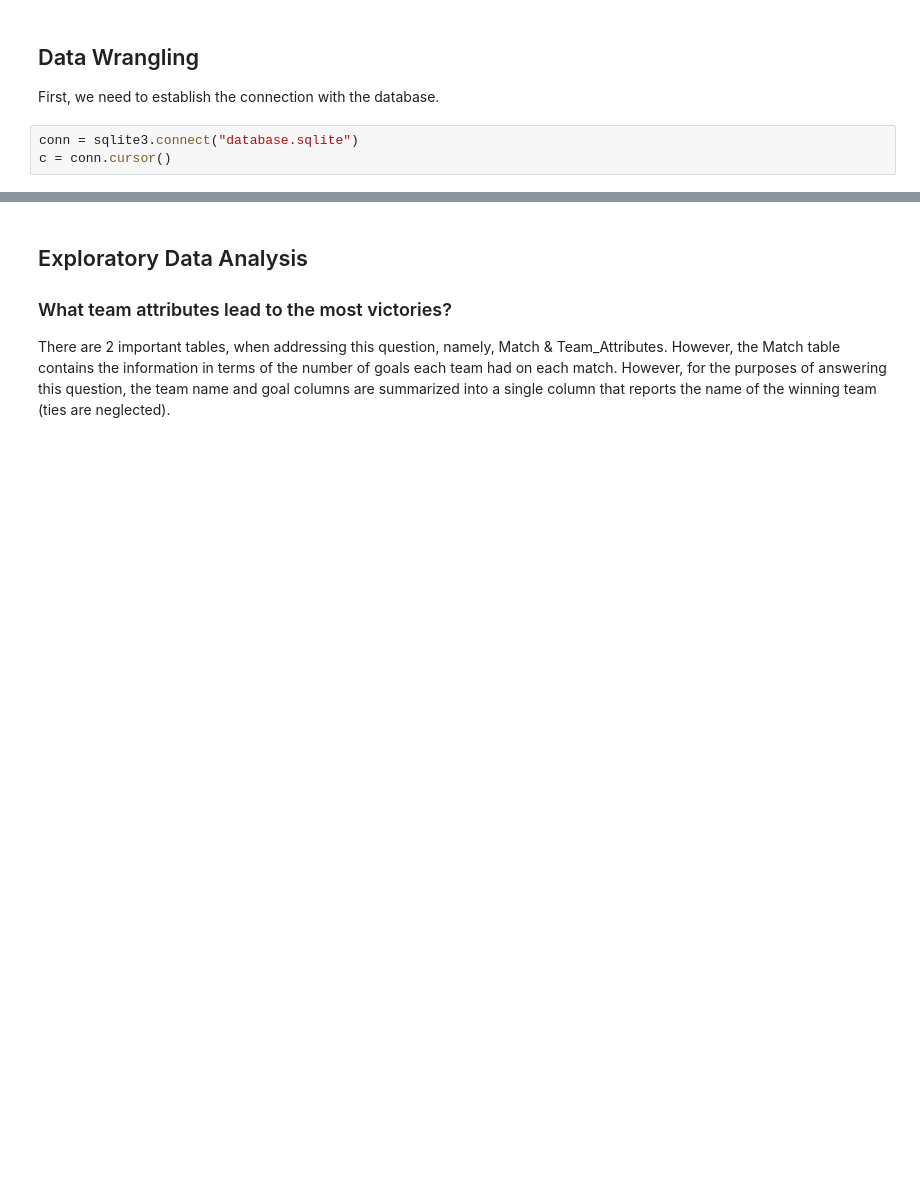
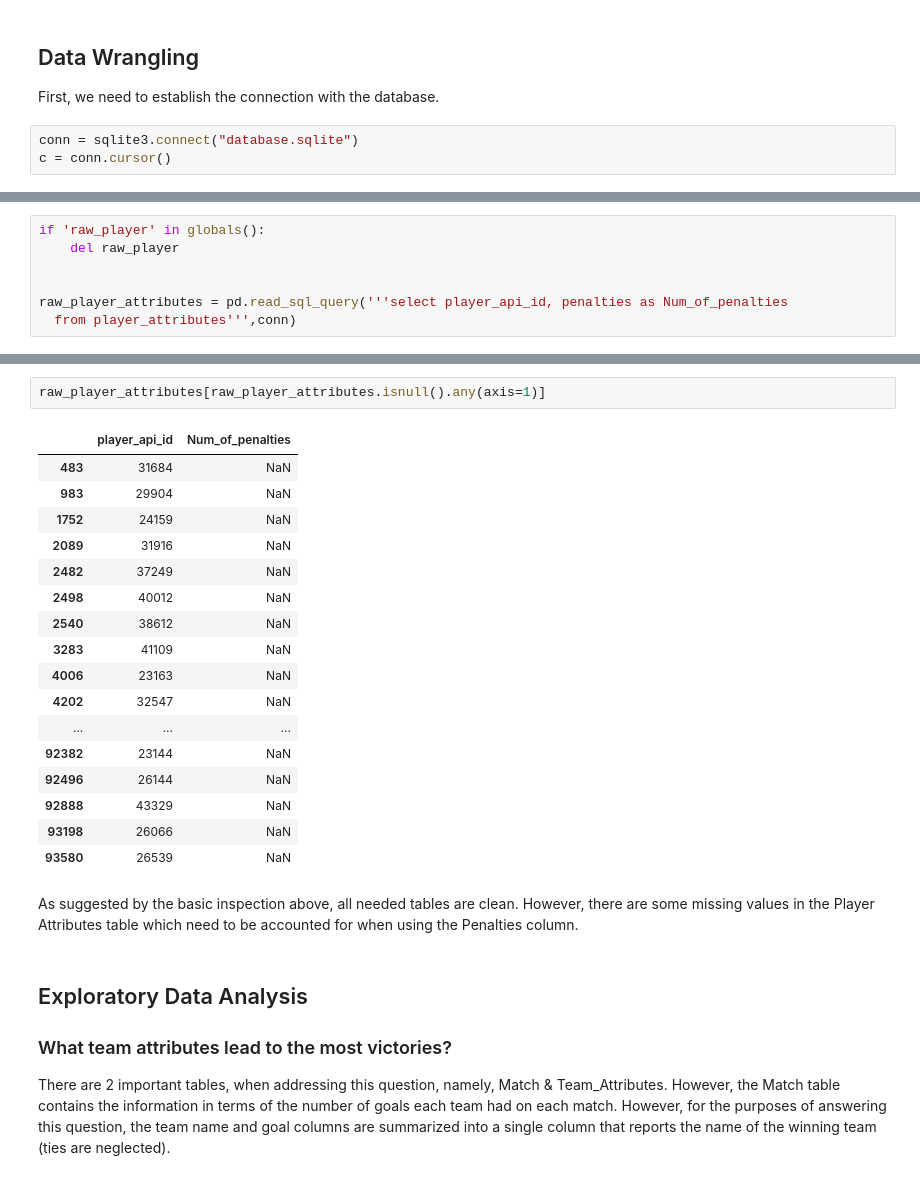
Before and after one commit to msarraj-edu/Investigating-Kaggle-Soccer-Dataset, a Jupyter notebook: Investigating-Kaggle_Soccer-Dataset.ipynb, the cells around one changed output, grey strips where cells are left out. Cells and saved outputs as stored; diff of their text form; blank space fills up the shorter version.

Commit message:
Add data cleanliness inspection section

```diff
--- a/Investigating-Kaggle_Soccer-Dataset.ipynb
+++ b/Investigating-Kaggle_Soccer-Dataset.ipynb
@@ -28,0 +283,7 @@ Upon manual inspection, it seems that data cleaning is not needed on this report
+# %%
+if 'raw_player' in globals():
+    del raw_player
+
+
+raw_player_attributes = pd.read_sql_query('''select player_api_id, penalties as Num_of_penalties
+  from player_attributes''',conn)
@@ -29,3 +333,25 @@ Upon manual inspection, it seems that data cleaning is not needed on this report
+# %%
+raw_player_attributes[raw_player_attributes.isnull().any(axis=1)]
+# %% [output]
+|  | player_api_id | Num_of_penalties |
+| 483 | 31684 | NaN |
+| 983 | 29904 | NaN |
+| 1752 | 24159 | NaN |
+| 2089 | 31916 | NaN |
+| 2482 | 37249 | NaN |
+| 2498 | 40012 | NaN |
+| 2540 | 38612 | NaN |
+| 3283 | 41109 | NaN |
+| 4006 | 23163 | NaN |
+| 4202 | 32547 | NaN |
+| ... | ... | ... |
+| 92382 | 23144 | NaN |
+| 92496 | 26144 | NaN |
+| 92888 | 43329 | NaN |
+| 93198 | 26066 | NaN |
+| 93580 | 26539 | NaN |
+# %% [markdown]
+As suggested by the basic inspection above, all needed tables are clean. However, there are some missing values in the Player Attributes table which need to be accounted for when using the Penalties column.
 # %% [markdown]
 ## Exploratory Data Analysis
 ### What team attributes lead to the most victories?
```
Also changed, not shown: parts of 31 cells of this notebook, 1 other file.
